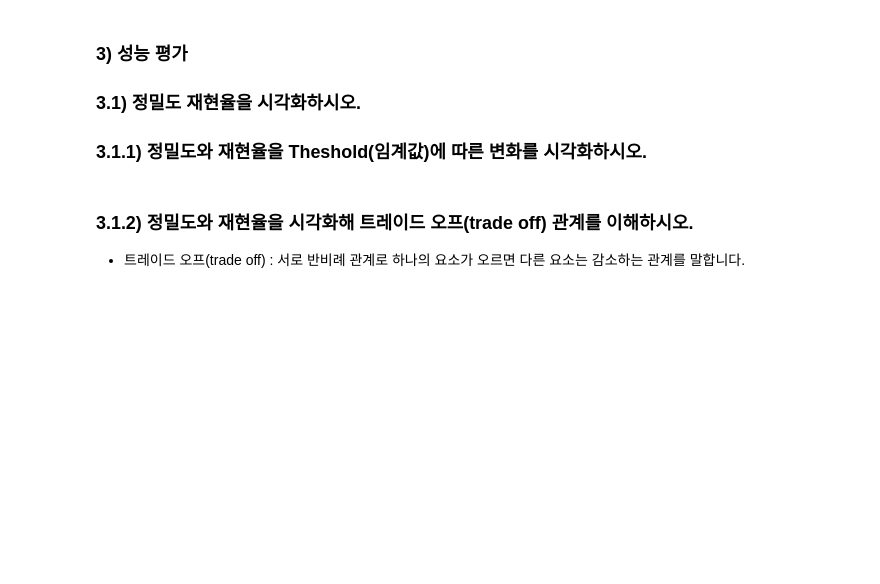
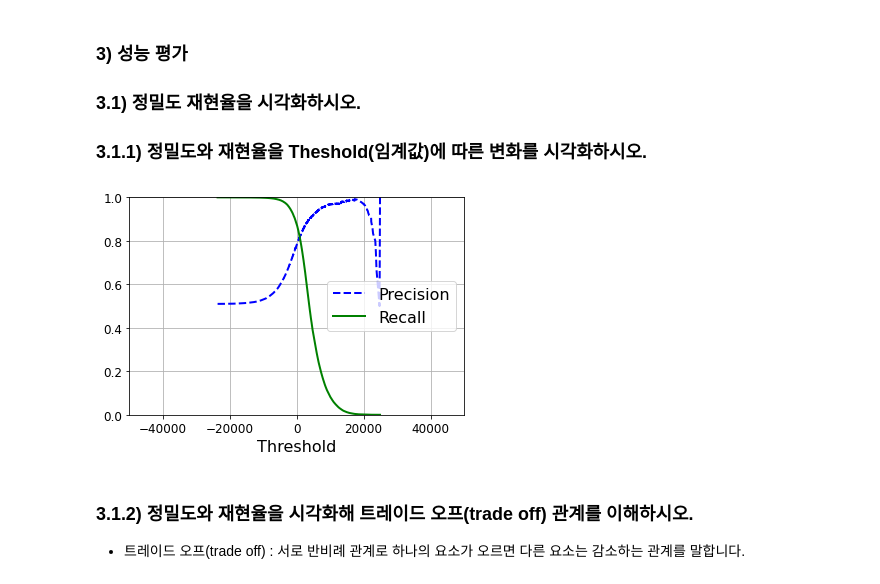
Before and after one commit to escortKwon/Advanced-AI-Education, a Jupyter notebook: 2nd Week/Exercise/Lecture_2_1.ipynb, the cells around one changed output. Drawn from its saved outputs; the diff is of its cells as text; code cells hidden in the pictures; blank space fills up the shorter version.

```diff
--- a/2nd Week/Exercise/Lecture_2_1.ipynb
+++ b/2nd Week/Exercise/Lecture_2_1.ipynb
@@ -212,9 +236,21 @@ roc_auc_score(y_train_5, y_scores)
 # %% [markdown]
 ### 1.4) target(y) 데이터가 5보다 작으면 1 아니면 0으로 변환하시오.
+# %%
+y = np.where(y < 5, 1, 0)
 # %% [markdown]
 ### 1.5) 데이터를 인덱스 60000 기준으로 Train과  Test 데이터로 나누시오
+# %%
+X_train, X_test, y_train, y_test = X[:60000], X[60000:], y[:60000], y[60000:]
 # %% [markdown]
 ### 2) 모델
 ### 2.1) 모델 빌드
+# %%
+y_train_new = (y_train == 1)
+y_test_new = (y_test == 1)
+# Build Model
+from sklearn.linear_model import SGDClassifier
+sgd_clf = SGDClassifier(max_iter=1000, tol=1e-3, random_state=42)
 # %% [markdown]
 ### 2.2) 모델 학습
+# %%
+sgd_clf.fit(X_train, y_train_new)
@@ -224,6 +269,14 @@ roc_auc_score(y_train_5, y_scores)
 ### 3) 성능 평가
 ### 3.1) 정밀도 재현율을 시각화하시오.
 ### 3.1.1) 정밀도와 재현율을 Theshold(임계값)에 따른 변화를 시각화하시오.
+# %%
+y_scores = cross_val_predict(sgd_clf, X_train, y_train_new, cv=3, method="decision_function")
+
+precisions, recalls, thresholds = precision_recall_curve(y_train_new, y_scores)
+
+plot_precision_recall_vs_threshold(precisions, recalls, thresholds)
+# %% [output]
+[figure, added]
 # %% [markdown]
 ### 3.1.2) 정밀도와 재현율을 시각화해 트레이드 오프(trade off) 관계를 이해하시오.
 
```
Also changed, not shown: parts of 20 cells of this notebook.
